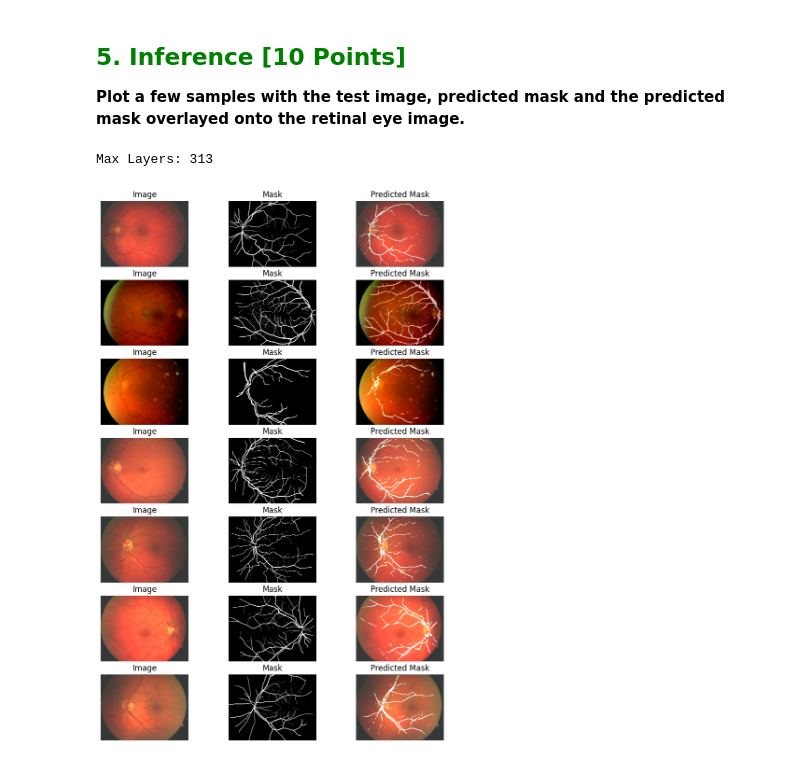
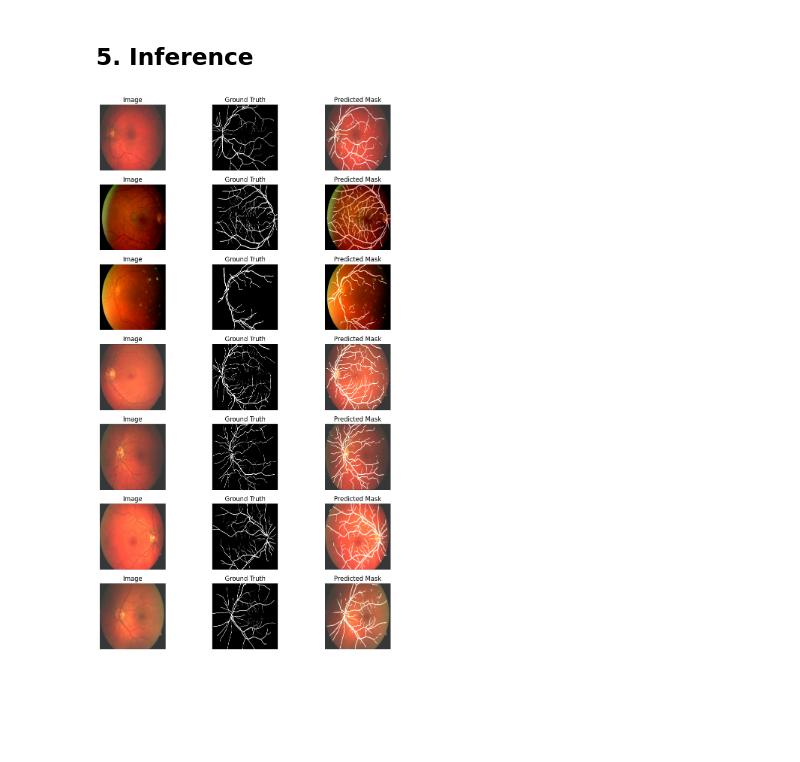
Before and after one commit to jmanuelc87/advanced-cv, a Jupyter notebook: 05.segmentation/segmentation_blood_vessels.ipynb, the cells around one changed output. Cells and saved outputs as stored; diff of their text form; code cells hidden in the pictures; blank space fills up the shorter version.

Commit message:
Update segmentation section

```diff
--- a/05.segmentation/segmentation_blood_vessels.ipynb
+++ b/05.segmentation/segmentation_blood_vessels.ipynb
@@ -592,7 +443,8 @@ plt.show()
 train_transform = A.Compose(
     [
         A.Resize(Config.HEIGHT, Config.WIDTH),
-        A.RandomBrightnessContrast(p=0.3),
+        A.HorizontalFlip(p=0.8),
+        A.VerticalFlip(p=0.8),
         A.Normalize(
             normalization="standard",
         ),
@@ -619,8 +471,17 @@ def preprocess(transform, images, segmentation_maps):
 
     augmented = transform(image=images, mask=segmentation_maps)
 
-    return {
-        "pixel_values": augmented["image"],
-        "labels": augmented["mask"],
-    }
+    if (
+        isinstance(augmented, dict)
+        and "image" in augmented.keys()
+        and "mask" in augmented.keys()
+    ):
+        res = {
+            "image": augmented["image"],
+            "segmentation_map": augmented["mask"],
+        }
+    else:
+        res = augmented
+
+    return res
 # %% [markdown]
@@ -795,4 +661,2 @@ plot_hist(
 # %% [markdown]
-<h2 style = "color: green;">5. Inference [10 Points]</h2>
-
-**Plot a few samples with the test image, predicted mask and the predicted mask overlayed onto the retinal eye image.**
+## 5. Inference
@@ -799,12 +669,6 @@ plot_hist(
 # %%
 r = 7
 c = 3
-
-path = glob.glob(os.path.join(Config.ROOT_DIR, "models/segmentation", "*"))
-
-model = BloodVesselNetForImageSegmentation.from_pretrained(path[-1]).to(device=get_default_device())
-model.eval()
-
 
 test_loader = test_dataset.map(
     lambda r: test_preprocess(r["image"], r["mask"]),
@@ -812,50 +676,55 @@ test_loader = test_dataset.map(
 
 plt.subplots(r, c, figsize=(10, 15))
 
+device = get_default_device()
+model.to(device)
+model.eval()
 
 for j, i in enumerate(range(0, r * c, 3)):
     k = random.randint(0, len(test_loader) - 1)
-    dt = test_loader[k]["image"]
-    gt = test_loader[k]["labels"]
-    pv = test_loader[k]["pixel_values"].to(get_default_device())
 
-    im = (dt.permute(1, 2, 0).cpu().numpy()).astype(np.uint8)
-    resized = A.Resize(Config.HEIGHT, Config.WIDTH)(image=im)
-    im = resized["image"]
+    # Use original (un-normalized) image from test_dataset for display
+    orig = np.array(test_dataset[k]["image"], dtype=np.uint8)
+    im = A.Resize(Config.HEIGHT, Config.WIDTH)(image=orig)["image"]
+
+    # Ground-truth mask
+    gt = test_loader[k]["segmentation_map"]
     gt = (gt.cpu().numpy() * 255.0).astype(np.uint8)
+
+    # Preprocessed tensor for inference
+    pv = test_loader[k]["image"].to(device)
 
     with torch.no_grad():
         outputs = model(pv.unsqueeze(0))
         probs = torch.sigmoid(outputs.logits)
-        segmentation_maps = (probs > Config.THRESHOLD)
-        segmentation_maps = segmentation_maps[0].permute(
-            1, 2, 0
-        ).squeeze().cpu().numpy().astype(np.uint8) * 255
+        pred_mask = (probs > Config.THRESHOLD)[0, 0].cpu().numpy().astype(
+            np.uint8
+        ) * 255
 
     overlay = np.zeros_like(im, dtype=np.uint8)
-    overlay[:, :, 0] = segmentation_maps
-    overlay[:, :, 1] = segmentation_maps
-    overlay[:, :, 2] = segmentation_maps
-
+    overlay[:, :, 0] = pred_mask
+    overlay[:, :, 1] = pred_mask
+    overlay[:, :, 2] = pred_mask
     weighted = cv2.addWeighted(im, 1.0, overlay, 0.7, 0.0)
 
     plt.subplot(r, c, i + 1)
     plt.imshow(im)
     plt.title("Image")
     plt.axis("off")
 
     plt.subplot(r, c, i + 2)
     plt.imshow(gt, cmap="gray")
-    plt.title("Mask")
+    plt.title("Ground Truth")
     plt.axis("off")
 
     plt.subplot(r, c, i + 3)
     plt.imshow(weighted)
     plt.title("Predicted Mask")
     plt.axis("off")
 
     if j == r - 1:
         break
+
+plt.tight_layout()
 # %% [output]
-Max Layers: 313
-[figure, old version]
+[figure, new version]
```
Also changed, not shown: parts of 31 cells of this notebook.
